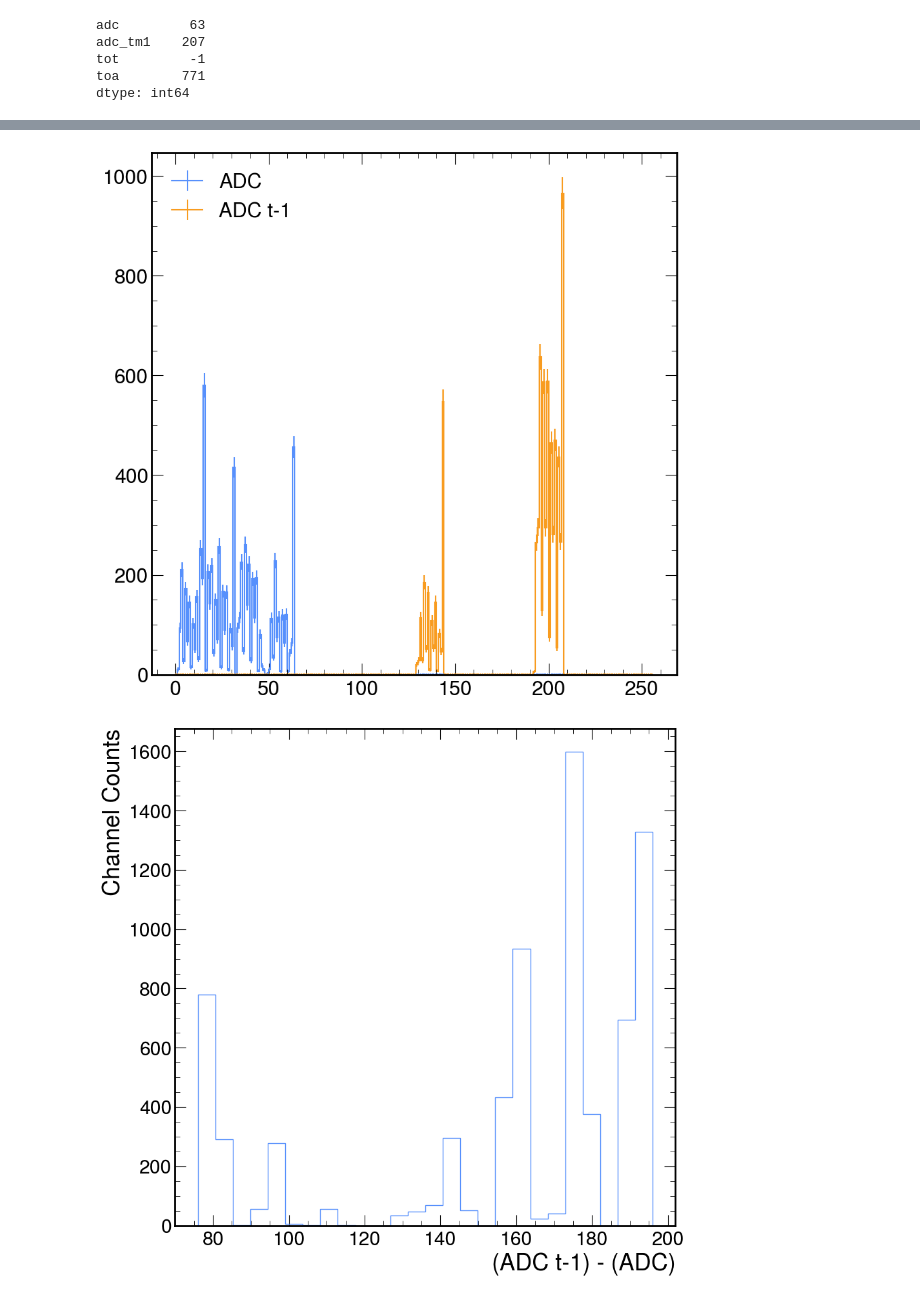
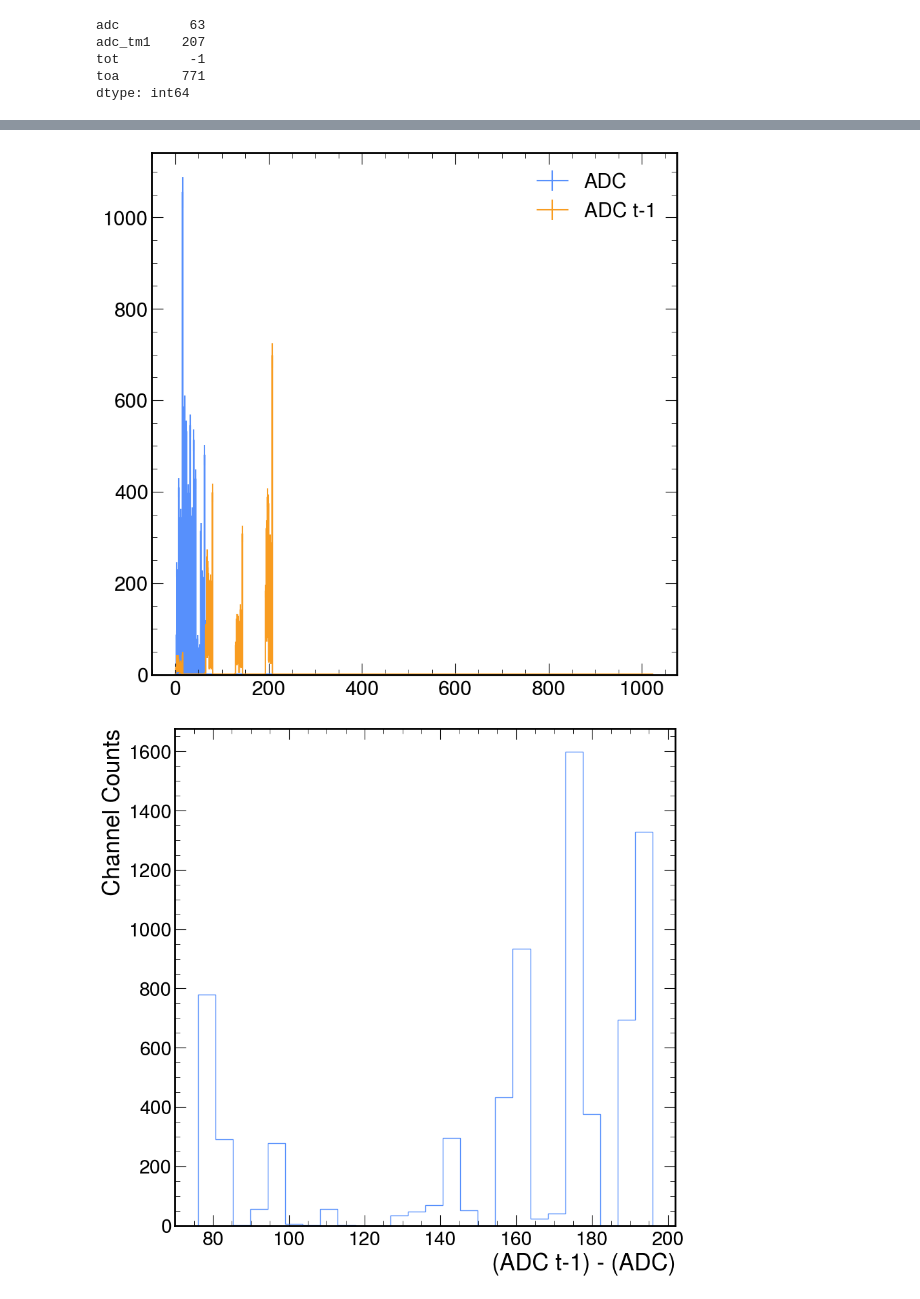
Before and after one commit to tomeichlersmith/ldmx-hgcroc-ana-dump, a Jupyter notebook: pedestals.ipynb, the cells around one changed output, grey strips where cells are left out. Drawn from its saved outputs; the diff is of its cells as text; code cells hidden in the pictures.

```diff
--- a/pedestals.ipynb
+++ b/pedestals.ipynb
@@ -8,6 +8,6 @@ import mplhep.error_estimation
 mpl.style.use(mplhep.style.ROOT)
 import matplotlib.pyplot as plt
 # %%
-pedestals = pd.read_csv('data/pedestals-default.csv')
+pedestals = pd.read_csv('../pflib/data/align-decoding/pedestal-2025-05-28-194133.csv')
 # define a unique ID for each channel to make histograms a bit easier to make
 pedestals['uid'] = pedestals['link'].astype(str)+'_'+pedestals['channel']
@@ -35,28 +39,28 @@ toa          2
 dtype: int64
 # %%
-adcmax=256
+adcmax=1024
 
 (
     hist.Hist.new
     .Reg(adcmax,0,adcmax)
     .Double()
 ).fill(
     pedestals.adc
 ).plot(label='ADC')
 
 (
     hist.Hist.new
     .Reg(adcmax,0,adcmax)
     .Double()
 ).fill(
     pedestals.adc_tm1
 ).plot(label='ADC t-1')
 
 plt.xlabel(None)
 plt.legend()
 plt.show()
 # %% [output]
-[figure, old version]
+[figure, new version]
 # %%
 plt.hist(pedestals.adc_tm1-pedestals.adc, bins='auto', histtype='step')
 plt.ylabel('Channel Counts')
```
Also changed, not shown: parts of 7 cells of this notebook, 1 other file.
